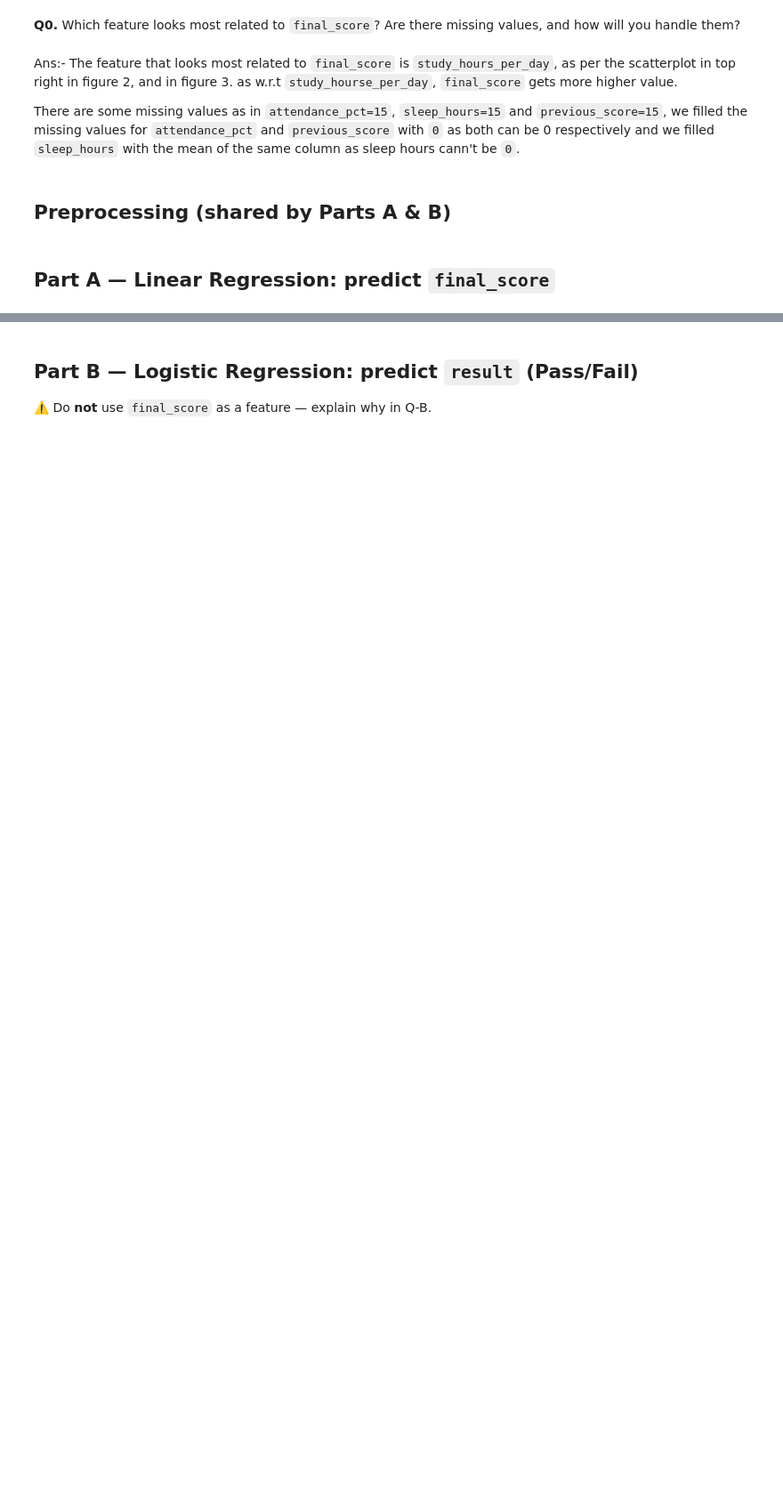
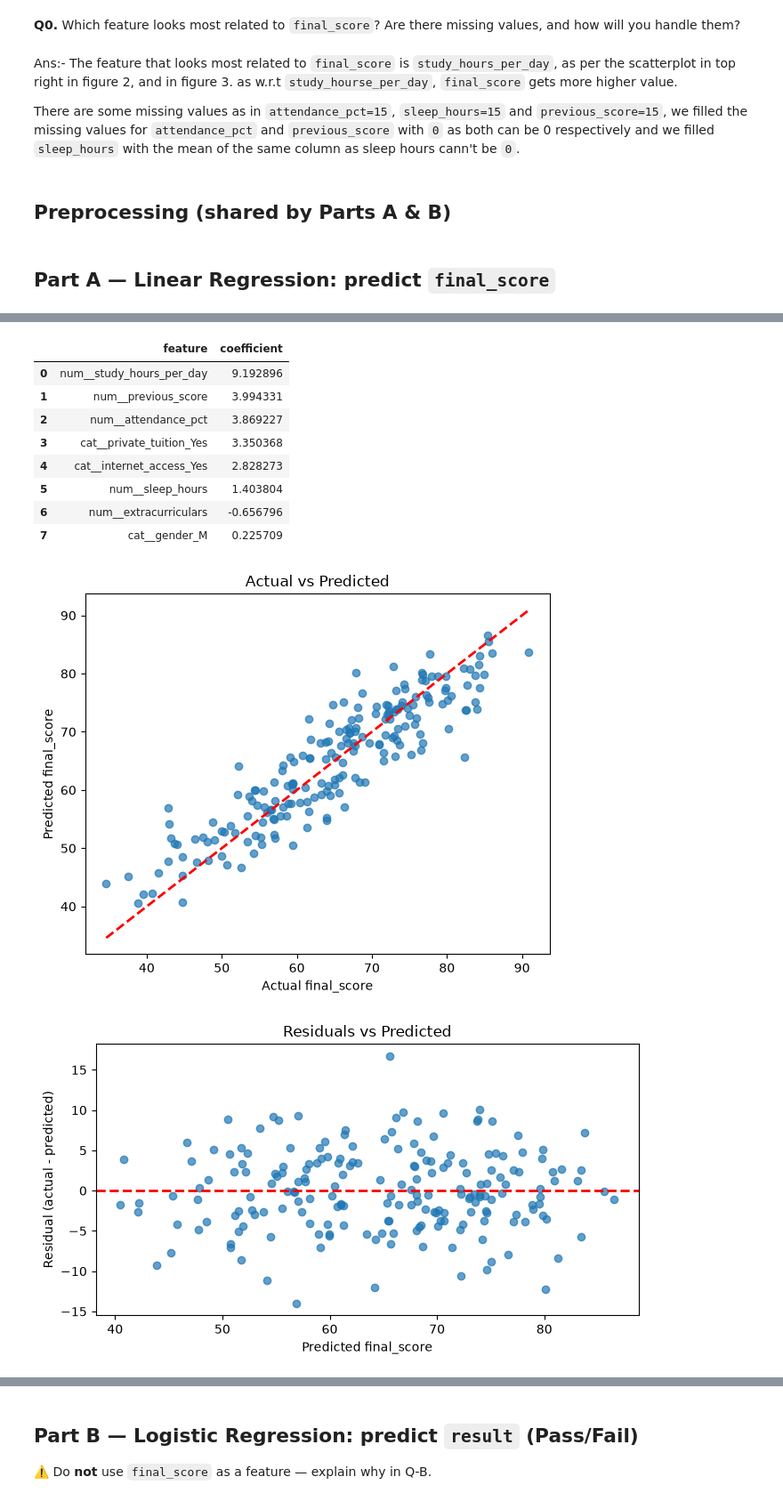
Before and after one commit to arpangreat/MCS-ML-first, a Jupyter notebook: assignments/model-comparison/starter_notebook.ipynb, the cells around one changed output, grey strips where cells are left out. Shown at 89% size. Saved outputs shown, nothing was run; the diff lists cells and outputs as text; code cells hidden in the pictures; blank space fills up the shorter version.

```diff
--- a/assignments/model-comparison/starter_notebook.ipynb
+++ b/assignments/model-comparison/starter_notebook.ipynb
@@ -124,5 +194,48 @@ y = df['final_score']
 # %%
 # A3. TODO: table of coefficients (use pre.get_feature_names_out()), sorted
+fitted_pre = reg_mul.named_steps['pre']
+coef = reg_mul.named_steps['model'].coef_
+feature_names = fitted_pre.get_feature_names_out()
+coef_table = pd.DataFrame({
+    'feature': feature_names,
+    'coefficient': coef,
+    'abs_coefficient': np.abs(coef),
+}).sort_values('abs_coefficient', ascending=False)
+
+display(coef_table.drop(columns='abs_coefficient').reset_index(drop=True))
+
 # A4. TODO: Actual-vs-Predicted plot and Residuals-vs-Predicted plot
+fig, ax = plt.subplots(figsize=(6, 5))
+ax.scatter(y_test, y_pred_a2, alpha=0.7)
+lims = [min(y_test.min(), y_pred_a2.min()), max(y_test.max(), y_pred_a2.max())]
+ax.plot(lims, lims, linestyle='--', linewidth=2, color="red")
+ax.set_xlabel('Actual final_score')
+ax.set_ylabel('Predicted final_score')
+ax.set_title('Actual vs Predicted')
+plt.tight_layout()
+plt.show()
+
+# Residuals-vs-Predicted plot
+residuals = y_test.to_numpy() - y_pred_a2
+fig, ax = plt.subplots(figsize=(7, 4))
+ax.scatter(y_pred_a2, residuals, alpha=0.7)
+ax.axhline(0, linestyle='--', linewidth=2, color="red")
+ax.set_xlabel('Predicted final_score')
+ax.set_ylabel('Residual (actual - predicted)')
+ax.set_title('Residuals vs Predicted')
+plt.tight_layout()
+plt.show()
+# %% [output]
+|  | feature | coefficient |
+| 0 | num__study_hours_per_day | 9.192896 |
+| 1 | num__previous_score | 3.994331 |
+| 2 | num__attendance_pct | 3.869227 |
+| 3 | cat__private_tuition_Yes | 3.350368 |
+| 4 | cat__internet_access_Yes | 2.828273 |
+| 5 | num__sleep_hours | 1.403804 |
+| 6 | num__extracurriculars | -0.656796 |
+| 7 | cat__gender_M | 0.225709 |
+[figure, added]
+[figure, added]
 # %% [markdown]
 **Q-A.** (1) Interpret the top 3 coefficients in plain English. Why did we scale features before comparing them?
```
Also changed, not shown: parts of 10 cells of this notebook, 7 other files.
